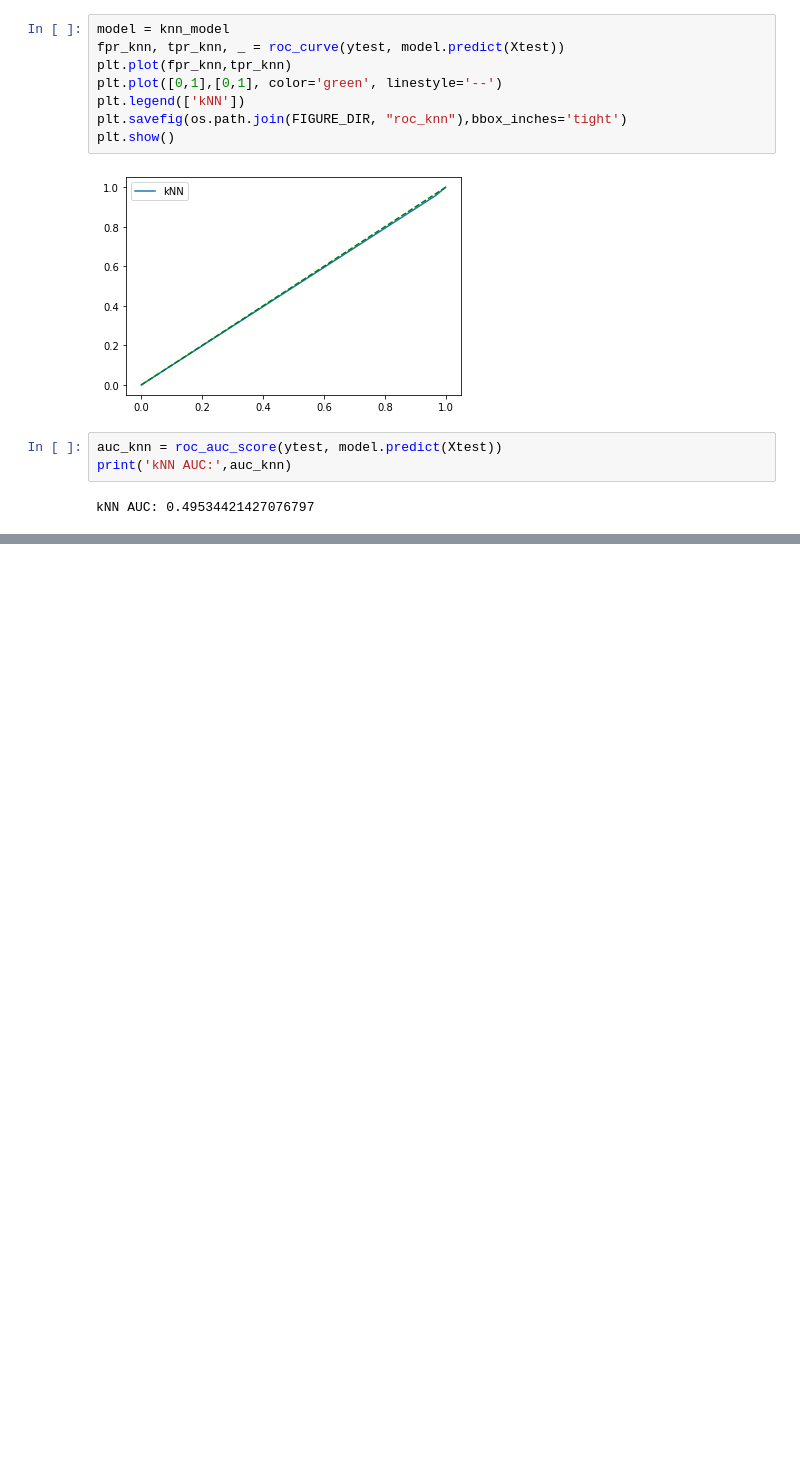
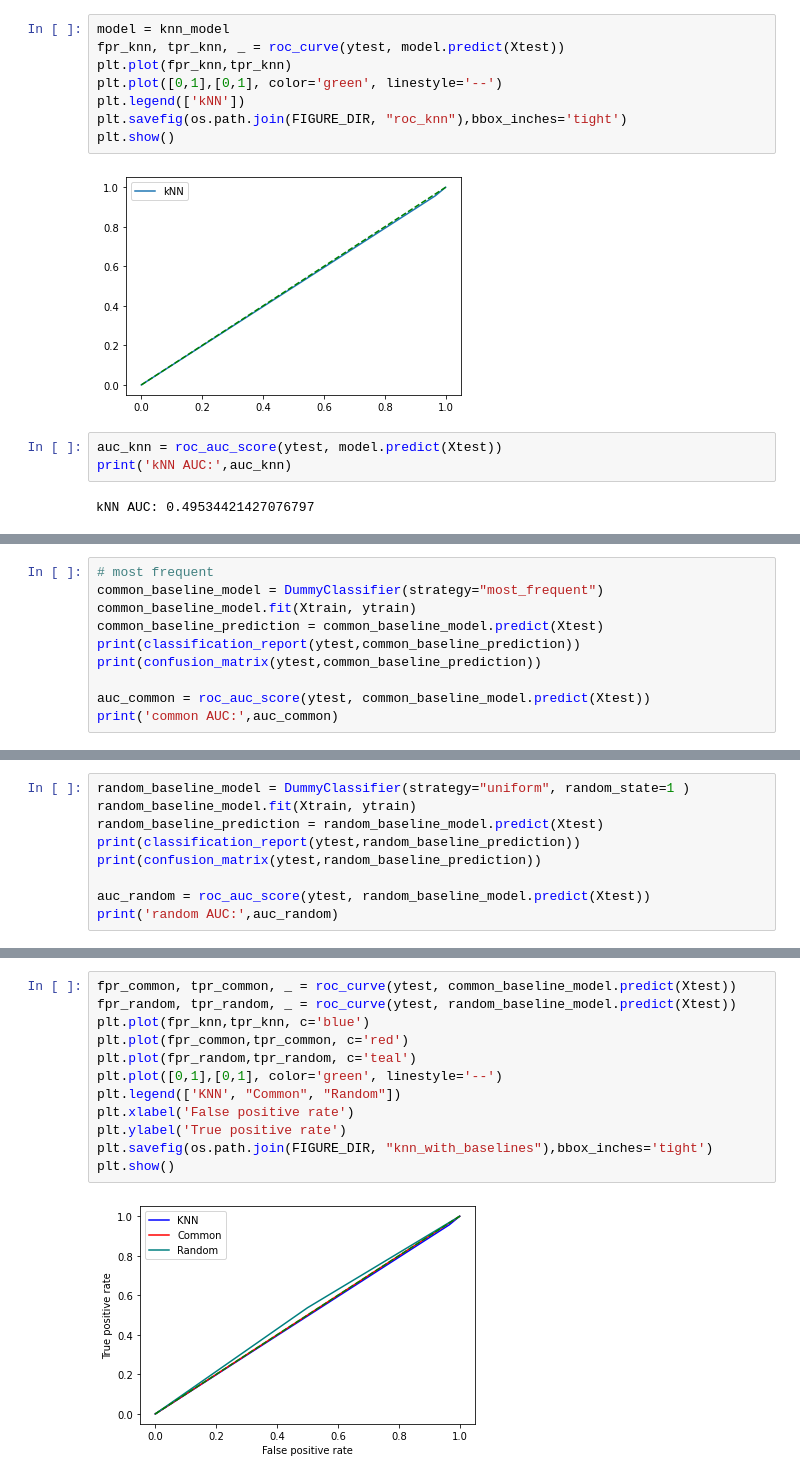
Before and after one commit to Asraelite/ml-group35, a Jupyter notebook: notebook/knn_notebook.ipynb, the cells around one changed output, grey strips where cells are left out. Cells and saved outputs as stored; diff of their text form; blank space fills up the shorter version.

Commit message:
baseline random model use seed

```diff
--- a/notebook/knn_notebook.ipynb
+++ b/notebook/knn_notebook.ipynb
@@ -350,0 +353,10 @@ kNN AUC: 0.49534421427076797
+# %%
+# most frequent
+common_baseline_model = DummyClassifier(strategy="most_frequent")
+common_baseline_model.fit(Xtrain, ytrain)
+common_baseline_prediction = common_baseline_model.predict(Xtest)
+print(classification_report(ytest,common_baseline_prediction))
+print(confusion_matrix(ytest,common_baseline_prediction))
+
+auc_common = roc_auc_score(ytest, common_baseline_model.predict(Xtest))
+print('common AUC:',auc_common)
@@ -350,0 +376,9 @@ kNN AUC: 0.49534421427076797
+# %%
+random_baseline_model = DummyClassifier(strategy="uniform", random_state=1 )
+random_baseline_model.fit(Xtrain, ytrain)
+random_baseline_prediction = random_baseline_model.predict(Xtest)
+print(classification_report(ytest,random_baseline_prediction))
+print(confusion_matrix(ytest,random_baseline_prediction))
+
+auc_random = roc_auc_score(ytest, random_baseline_model.predict(Xtest))
+print('random AUC:',auc_random)
@@ -350,0 +398,14 @@ kNN AUC: 0.49534421427076797
+# %%
+fpr_common, tpr_common, _ = roc_curve(ytest, common_baseline_model.predict(Xtest))
+fpr_random, tpr_random, _ = roc_curve(ytest, random_baseline_model.predict(Xtest))
+plt.plot(fpr_knn,tpr_knn, c='blue')
+plt.plot(fpr_common,tpr_common, c='red')
+plt.plot(fpr_random,tpr_random, c='teal')
+plt.plot([0,1],[0,1], color='green', linestyle='--')
+plt.legend(['KNN', "Common", "Random"])
+plt.xlabel('False positive rate')
+plt.ylabel('True positive rate')
+plt.savefig(os.path.join(FIGURE_DIR, "knn_with_baselines"),bbox_inches='tight')
+plt.show()
+# %% [output]
+[figure, added]
```
Also changed, not shown: parts of 3 cells of this notebook, 3 other files.
